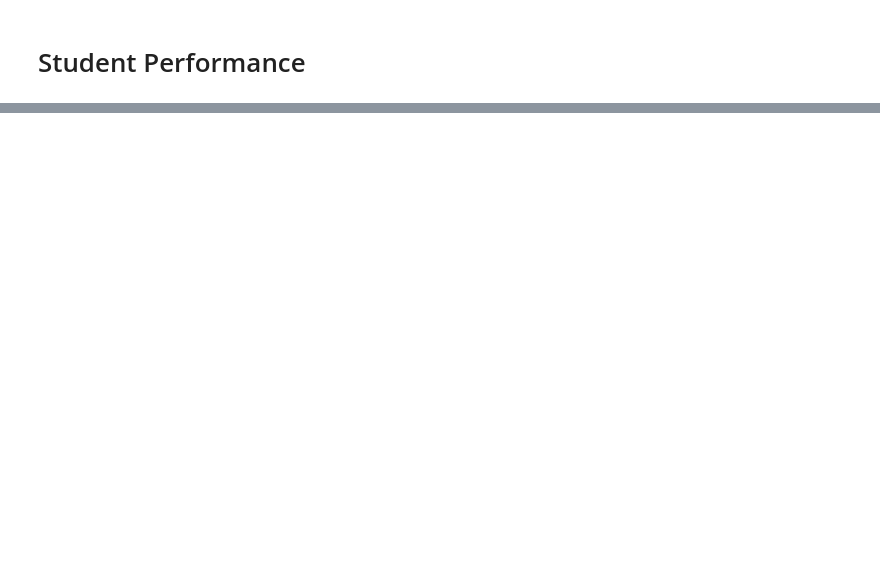
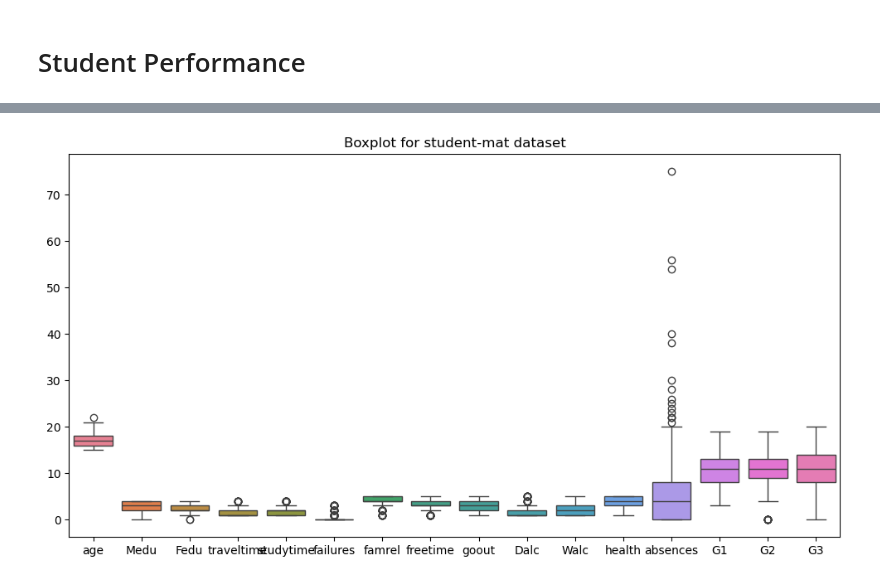
Before and after one commit to MiltonGreat/Student-Performance, a Jupyter notebook: Student Performance.ipynb, the cells around one changed output, grey strips where cells are left out. Cells and saved outputs as stored; diff of their text form; code cells hidden in the pictures; blank space fills up the shorter version.

```diff
--- a/Student Performance.ipynb
+++ b/Student Performance.ipynb
@@ -426,0 +309,40 @@ Passing `palette` without assigning `hue` is deprecated and will be removed in v
+# %%
+# Handle missing values
+imputer_num = SimpleImputer(strategy='mean')
+student_mat_df[student_mat_df.select_dtypes(include=[np.number]).columns] = imputer_num.fit_transform(
+    student_mat_df.select_dtypes(include=[np.number])
+)
+student_por_df[student_por_df.select_dtypes(include=[np.number]).columns] = imputer_num.fit_transform(
+    student_por_df.select_dtypes(include=[np.number])
+)
+
+imputer_cat = SimpleImputer(strategy='most_frequent')
+student_mat_df[student_mat_df.select_dtypes(include=[object]).columns] = imputer_cat.fit_transform(
+    student_mat_df.select_dtypes(include=[object])
+)
+student_por_df[student_por_df.select_dtypes(include=[object]).columns] = imputer_cat.fit_transform(
+    student_por_df.select_dtypes(include=[object])
+)
+# %%
+# Visualizing outliers using boxplots for numeric columns only
+numeric_columns = student_mat_df.select_dtypes(include=[np.number]).columns
+plt.figure(figsize=(12, 6))
+sns.boxplot(data=student_mat_df[numeric_columns])
+plt.title("Boxplot for student-mat dataset")
+plt.show()
+
+# Remove outliers using IQR (Interquartile Range method)
+Q1 = student_mat_df[numeric_columns].quantile(0.25)
+Q3 = student_mat_df[numeric_columns].quantile(0.75)
+IQR = Q3 - Q1
+student_mat_df = student_mat_df[~((student_mat_df[numeric_columns] < (Q1 - 1.5 * IQR)) | \
+                                  (student_mat_df[numeric_columns] > (Q3 + 1.5 * IQR))).any(axis=1)]
+
+# Repeat for student-por dataset
+Q1_por = student_por_df[numeric_columns].quantile(0.25)
+Q3_por = student_por_df[numeric_columns].quantile(0.75)
+IQR_por = Q3_por - Q1_por
+student_por_df = student_por_df[~((student_por_df[numeric_columns] < (Q1_por - 1.5 * IQR_por)) | \
+                                  (student_por_df[numeric_columns] > (Q3_por + 1.5 * IQR_por))).any(axis=1)]
+# %% [output]
+[figure, added]
```
Also changed, not shown: parts of 18 cells of this notebook.
